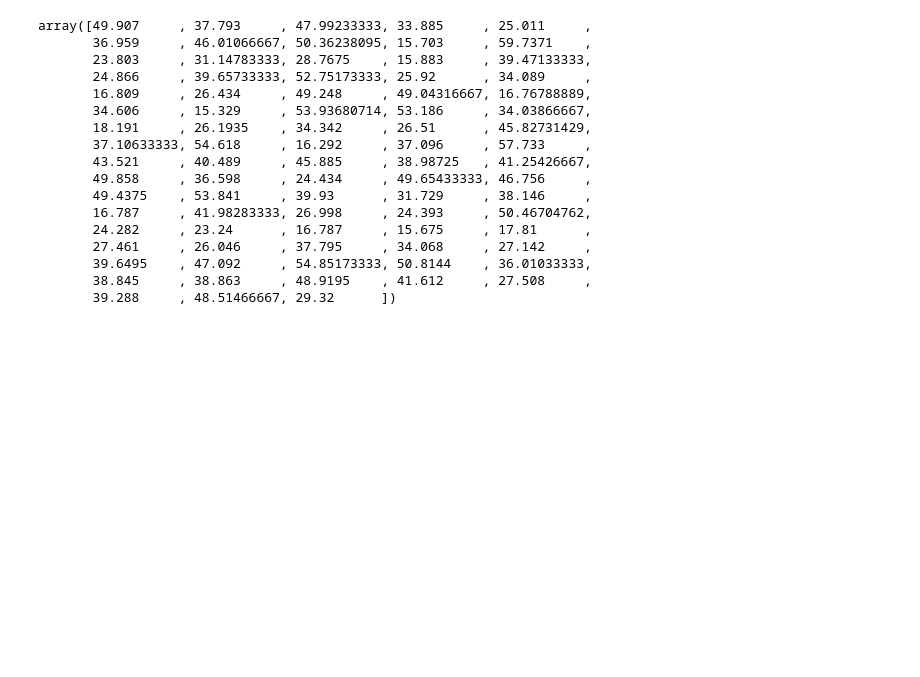
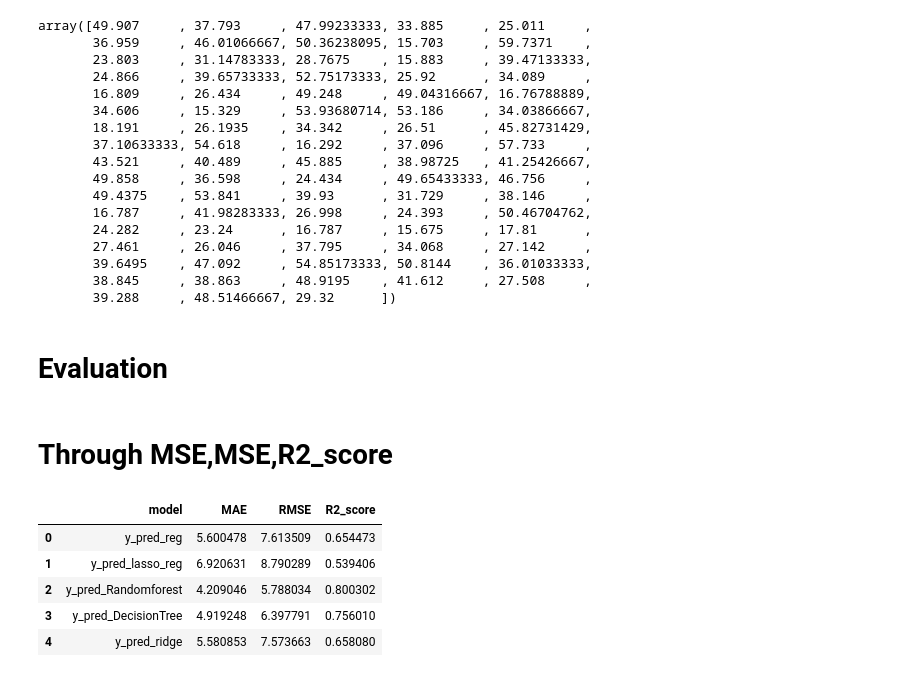
Before and after one commit to Rahul107213/Machine-Learning-Project, a Jupyter notebook: Housing Price Prediction.ipynb, the cells around one changed output. Drawn from its saved outputs; the diff is of its cells as text; code cells hidden in the pictures; blank space fills up the shorter version.

```diff
--- a/Housing Price Prediction.ipynb
+++ b/Housing Price Prediction.ipynb
@@ -246,3 +264,7 @@ array([49.907     , 37.793     , 47.99233333, 33.885     , 25.011     ,
        39.6495    , 47.092     , 54.85173333, 50.8144    , 36.01033333,
        38.845     , 38.863     , 48.9195    , 41.612     , 27.508     ,
        39.288     , 48.51466667, 29.32      ])
+# %% [markdown]
+# Evaluation
+# %% [markdown]
+# Through MSE,MSE,R2_score
@@ -248,0 +288,15 @@ array([49.907     , 37.793     , 47.99233333, 33.885     , 25.011     ,
+# %%
+evaluation = pd.DataFrame({
+    "model" : ["y_pred_reg","y_pred_lasso_reg","y_pred_Randomforest","y_pred_DecisionTree","y_pred_ridge"],
+    "MAE" : mae,
+    "RMSE" : rmse,
+    "R2_score" : r2,
+})
+evaluation.head()
+# %% [output]
+|  | model | MAE | RMSE | R2_score |
+| 0 | y_pred_reg | 5.600478 | 7.613509 | 0.654473 |
+| 1 | y_pred_lasso_reg | 6.920631 | 8.790289 | 0.539406 |
+| 2 | y_pred_Randomforest | 4.209046 | 5.788034 | 0.800302 |
+| 3 | y_pred_DecisionTree | 4.919248 | 6.397791 | 0.756010 |
+| 4 | y_pred_ridge | 5.580853 | 7.573663 | 0.658080 |
```
Also changed, not shown: parts of 30 cells of this notebook.
